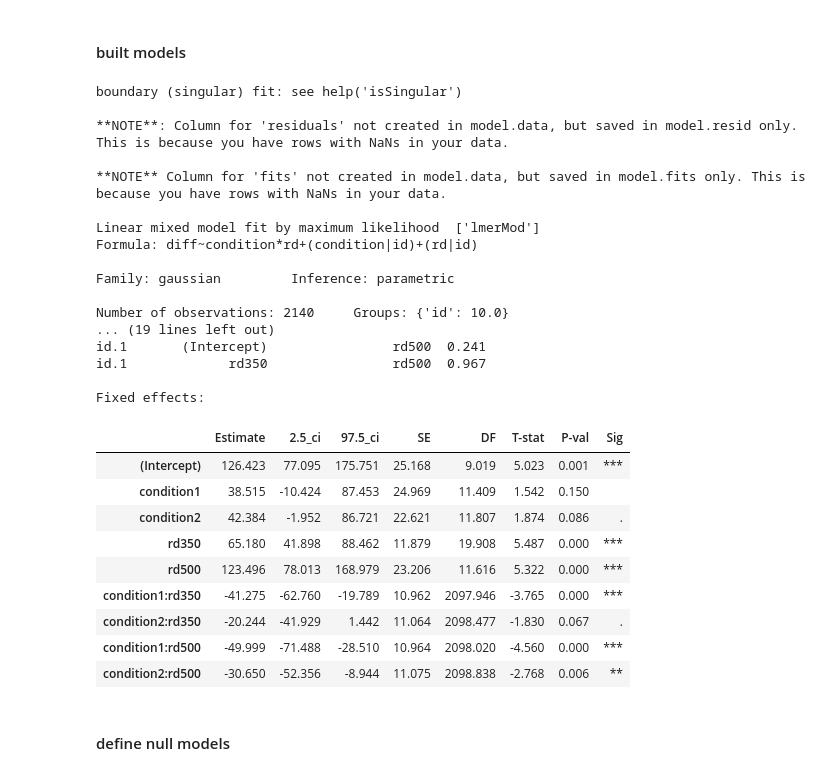
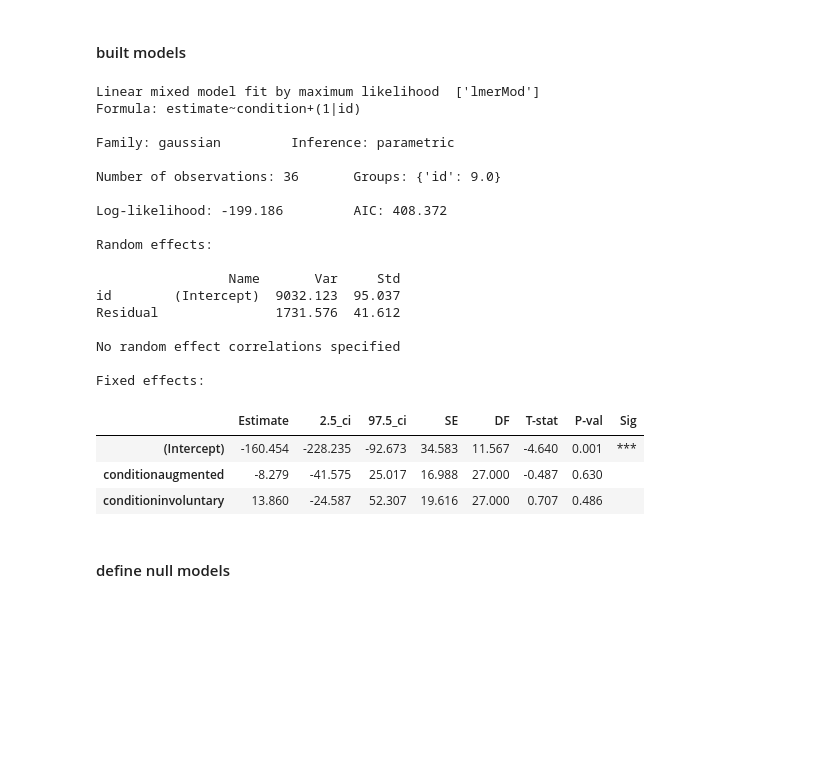
Before and after one commit to lukasgehrke/2021-fastReach, a Jupyter notebook: analyses/for_reviewers/statistics.ipynb, the cells around one changed output. Drawn from its saved outputs; the diff is of its cells as text; code cells hidden in the pictures; blank space fills up the shorter version.

```diff
--- a/analyses/for_reviewers/statistics.ipynb
+++ b/analyses/for_reviewers/statistics.ipynb
@@ -253,41 +339,46 @@ ems_random  208.592486  140.084898
 # utils.install_packages(StrVector(packnames))
 # %% [markdown]
 #### built models
+# %%
+# remove id 23
+behavior_grouped = behavior_grouped.loc[behavior_grouped["id"] !=23]
+# variable condition as factor
 # %%
 from pymer4.models import Lmer
+# %%
+# aggregate behavior over id and condition
+# behavior_means = behavior.groupby(['id','condition'],as_index=False)['ed'].mean()
+
+full_model = Lmer("estimate ~ condition + (1|id)", data = behavior_grouped)
+display(full_model.fit(REML = False))
+# %% [output]
+Linear mixed model fit by maximum likelihood  ['lmerMod']
+Formula: estimate~condition+(1|id)
+
+Family: gaussian         Inference: parametric
+
+Number of observations: 36       Groups: {'id': 9.0}
+
+Log-likelihood: -199.186         AIC: 408.372
+
+Random effects:
+
+                 Name       Var     Std
+id        (Intercept)  9032.123  95.037
+Residual               1731.576  41.612
+
+No random effect correlations specified
+
+Fixed effects:
+|  | Estimate | 2.5_ci | 97.5_ci | SE | DF | T-stat | P-val | Sig |
+| (Intercept) | -160.454 | -228.235 | -92.673 | 34.583 | 11.567 | -4.640 | 0.001 | *** |
+| conditionaugmented | -8.279 | -41.575 | 25.017 | 16.988 | 27.000 | -0.487 | 0.630 |  |
+| conditioninvoluntary | 13.860 | -24.587 | 52.307 | 19.616 | 27.000 | 0.707 | 0.486 |  |
 # %%
 # full model
-full_model = Lmer("diff ~ condition * rd + (condition|id) + (rd|id)", data = behavior)
-display(full_model.fit(REML = False, factors={"condition": ["baseline", "ems_random", "ems_bci"]}))
+# full_model = Lmer("diff ~ condition * rd + (condition|id) + (rd|id)", data = behavior)
+# display(full_model.fit(REML = False, factors={"condition": ["baseline", "ems_random", "ems_bci"]}))
 # full_model.plot_summary()
-# %% [output]
-boundary (singular) fit: see help('isSingular')
-
-**NOTE**: Column for 'residuals' not created in model.data, but saved in model.resid only. This is because you have rows with NaNs in your data.
-
-**NOTE** Column for 'fits' not created in model.data, but saved in model.fits only. This is because you have rows with NaNs in your data.
-
-Linear mixed model fit by maximum likelihood  ['lmerMod']
-Formula: diff~condition*rd+(condition|id)+(rd|id)
-
-Family: gaussian         Inference: parametric
-
-Number of observations: 2140     Groups: {'id': 10.0}
-... (19 lines left out)
-id.1       (Intercept)                rd500  0.241
-id.1             rd350                rd500  0.967
-
-Fixed effects:
-|  | Estimate | 2.5_ci | 97.5_ci | SE | DF | T-stat | P-val | Sig |
-| (Intercept) | 126.423 | 77.095 | 175.751 | 25.168 | 9.019 | 5.023 | 0.001 | *** |
-| condition1 | 38.515 | -10.424 | 87.453 | 24.969 | 11.409 | 1.542 | 0.150 |  |
-| condition2 | 42.384 | -1.952 | 86.721 | 22.621 | 11.807 | 1.874 | 0.086 | . |
-| rd350 | 65.180 | 41.898 | 88.462 | 11.879 | 19.908 | 5.487 | 0.000 | *** |
-| rd500 | 123.496 | 78.013 | 168.979 | 23.206 | 11.616 | 5.322 | 0.000 | *** |
-| condition1:rd350 | -41.275 | -62.760 | -19.789 | 10.962 | 2097.946 | -3.765 | 0.000 | *** |
-| condition2:rd350 | -20.244 | -41.929 | 1.442 | 11.064 | 2098.477 | -1.830 | 0.067 | . |
-| condition1:rd500 | -49.999 | -71.488 | -28.510 | 10.964 | 2098.020 | -4.560 | 0.000 | *** |
-| condition2:rd500 | -30.650 | -52.356 | -8.944 | 11.075 | 2098.838 | -2.768 | 0.006 | ** |
 # %% [markdown]
 
 #### define null models
```
Also changed, not shown: parts of 28 cells of this notebook, 27 other files.
